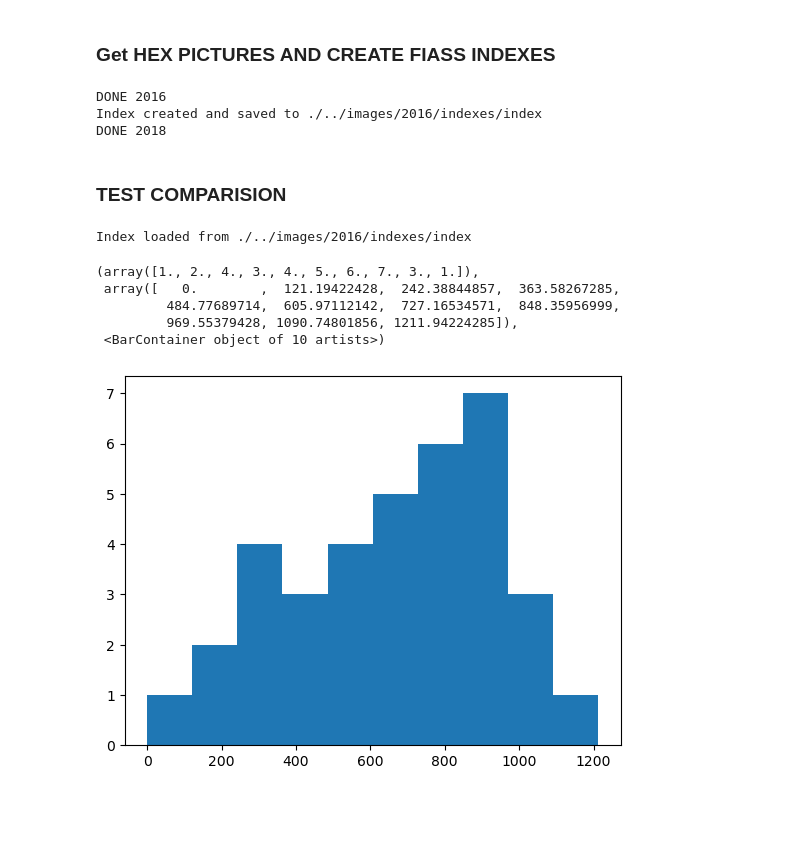
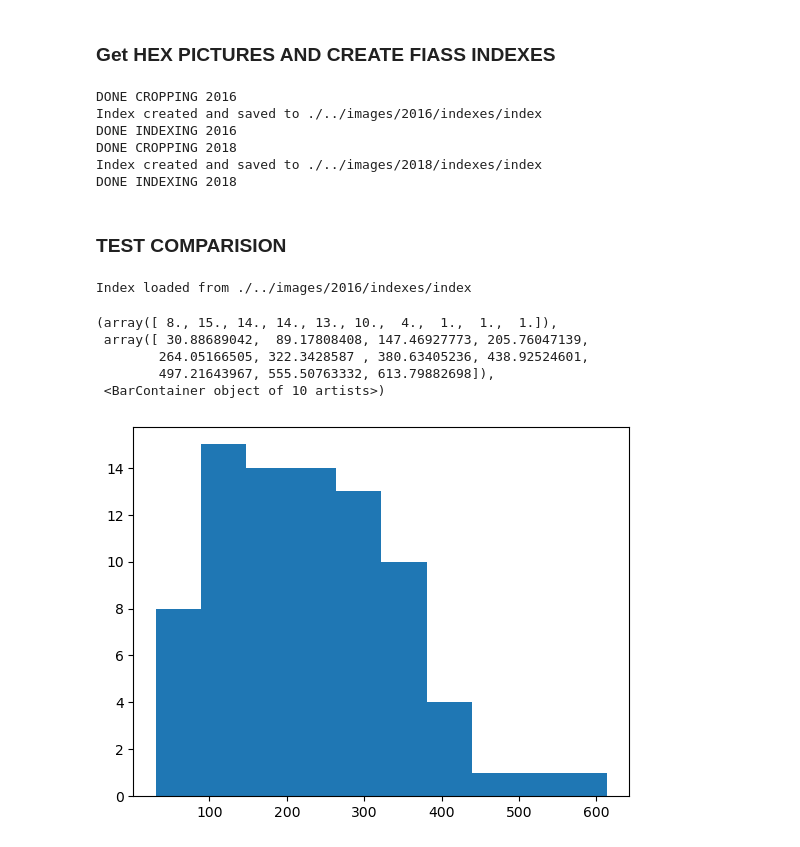
Before and after one commit to epweil/proj-navigation, a Jupyter notebook: ad-hoc/feature_extraction.ipynb, the cells around one changed output. Cells and saved outputs as stored; diff of their text form; code cells hidden in the pictures; blank space fills up the shorter version.

```diff
--- a/ad-hoc/feature_extraction.ipynb
+++ b/ad-hoc/feature_extraction.ipynb
@@ -106,7 +106,7 @@ def visualize_results(query, retrieved_images, distances):
 # %% [markdown]
 ### Get HEX PICTURES AND CREATE FIASS INDEXES
 # %%
-hex_radius = 10
+hex_radius = 50
 IMAGES = ['2016','2018']
 VERBOSE = False
 
@@ -210,9 +210,12 @@ for IMAGE in IMAGES:
       index = create_faiss_index(embeddings, image_paths, OUTPUT_INDEX_PATH+'index')
       print(f'DONE INDEXING {IMAGE}')
 # %% [output]
-DONE 2016
+DONE CROPPING 2016
 Index created and saved to ./../images/2016/indexes/index
-DONE 2018
+DONE INDEXING 2016
+DONE CROPPING 2018
+Index created and saved to ./../images/2018/indexes/index
+DONE INDEXING 2018
 # %% [markdown]
 ### TEST COMPARISION
 # %%
@@ -226,47 +229,43 @@ for image in os.listdir(QUERY_INDEX_PATH):
       if('.png' in image):
 
             true_coord_x = float(image.split('.')[0])
             true_coord_y = float(image.split('.')[1].split('_')[1])
             pred_coord_x = []
             pred_coord_y = []
 
             query = f'{IMAGES_PATH}{image}'
 
 
             query2, retrieved_images, distances = retrieve_similar_images(query, model, index, image_paths, top_k=5)
             distances = distances[0]
-            distances = distances/(distances).mean()
+            distances = distances/(distances).mean() - 1
             for image, distance in zip(retrieved_images, distances):
                   image = image.split('/')[-1]
                   retreived_coord_x = float(image.split('.')[0])
                   retreived_coord_y = float(image.split('.')[1].split('_')[1])
-                  true_coord_x_with_error = true_coord_x * np.random.normal(1,1)
-                  true_coord_y_with_error = true_coord_y * np.random.normal(1,1)
-
-                  diff = math.sqrt((true_coord_x_with_error - retreived_coord_x) ** 2 + (true_coord_y_with_error - retreived_coord_y)**2)
-                  # weight = np.exp(-distance)
-                  weight = np.exp(-diff)
+                  # true_coord_x_with_error = true_coord_x * np.random.normal(1,1)
+                  # true_coord_y_with_error = true_coord_y * np.random.normal(1,1)
+                  # diff = math.sqrt((true_coord_x_with_error - retreived_coord_x) ** 2 + (true_coord_y_with_error - retreived_coord_y)**2)
+                  weight = np.exp(-distance)
                   pred_coord_x.append(retreived_coord_x*weight)
                   pred_coord_y.append(retreived_coord_y*weight)
             pred_coord_x = np.asarray(pred_coord_x).mean()
             pred_coord_y = np.asarray(pred_coord_y).mean()
 
 
 
             diff = math.sqrt((int(true_coord_x) - int(pred_coord_x)) ** 2 + (int(true_coord_y) - int(pred_coord_y))**2)
             differences.append(diff)
-            # if (diff < 100):
-            #       visualize_results(query2, retrieved_images, distances)
 
 plt.hist(differences)
 # %% [output]
 Index loaded from ./../images/2016/indexes/index
-(array([1., 2., 4., 3., 4., 5., 6., 7., 3., 1.]),
- array([   0.        ,  121.19422428,  242.38844857,  363.58267285,
-         484.77689714,  605.97112142,  727.16534571,  848.35956999,
-         969.55379428, 1090.74801856, 1211.94224285]),
+(array([ 8., 15., 14., 14., 13., 10.,  4.,  1.,  1.,  1.]),
+ array([ 30.88689042,  89.17808408, 147.46927773, 205.76047139,
+        264.05166505, 322.3428587 , 380.63405236, 438.92524601,
+        497.21643967, 555.50763332, 613.79882698]),
  <BarContainer object of 10 artists>)
-[figure, old version]
+[figure, new version]
 # %%
 # query ='/Users/ethanweilheimer/school/research/gpd-denied-navigation/images/2018/0.0_571.5767664977294.png'
 # query, retrieved_images, distances = retrieve_similar_images(query, model, index, image_paths, top_k=3)
```
Also changed, not shown: parts of 2 cells of this notebook, 1 other file.
